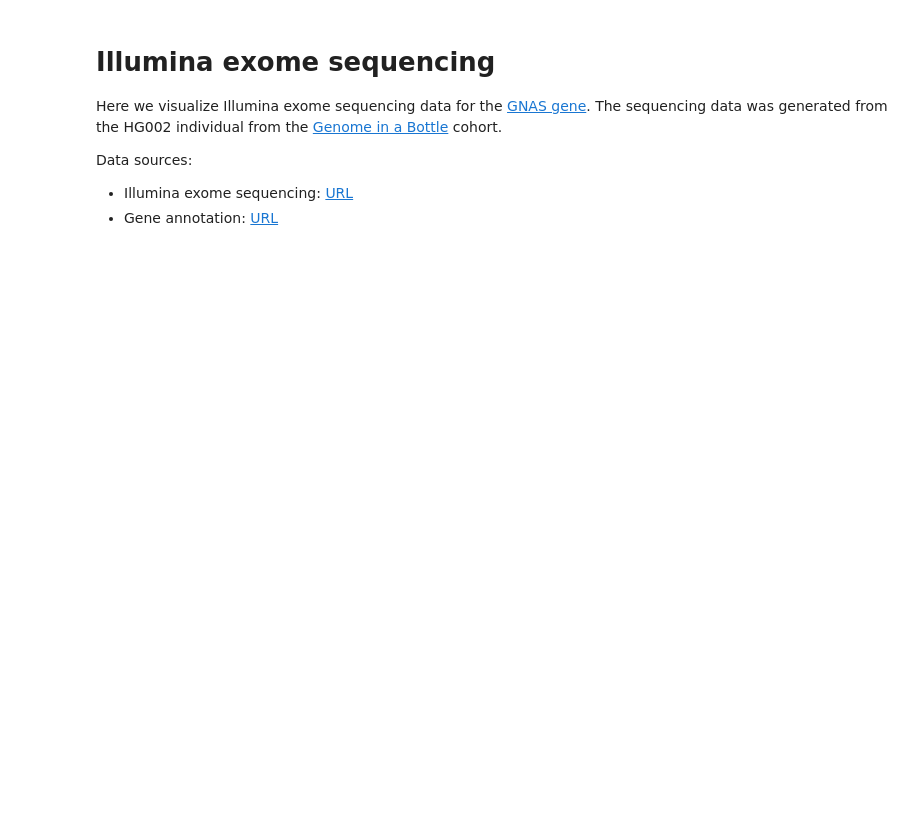
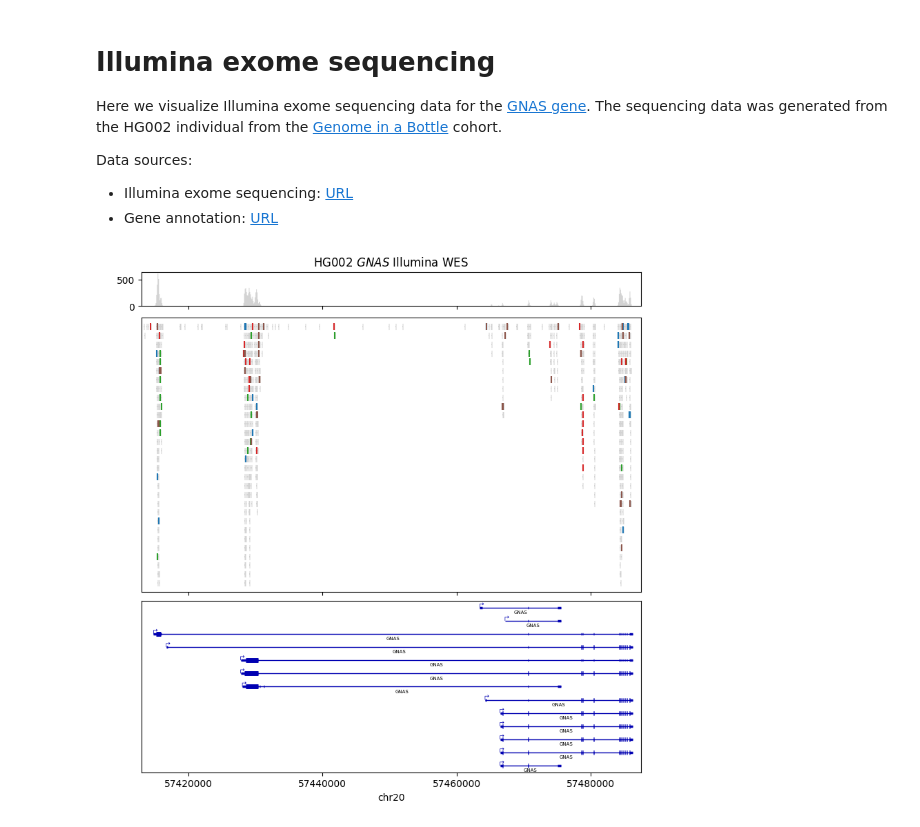
Before and after one commit to jzhang-dev/lakeview, a Jupyter notebook: docs/gallery/Exome.ipynb, the cells around one changed output. Drawn from its saved outputs; the diff is of its cells as text; code cells hidden in the pictures; blank space fills up the shorter version.

```diff
--- a/docs/gallery/Exome.ipynb
+++ b/docs/gallery/Exome.ipynb
@@ -13,27 +13,29 @@ import lakeview as lv
 # %%
 CHROMOSOME, START, END  = "20", 57_413_000, 57_487_500
 EXON_BAM_PATH = "../../tests/data/HG002_GNAS_Illumina_WES.bam"
 REFSEQ_GFF_PATH = "../../tests/data/Refseq_GRCh37_genomic_annotation.gff.gz"
 
 alignment_painter = lv.SequenceAlignment.from_file(EXON_BAM_PATH, region=(CHROMOSOME, (START, END)))
 
 with gzip.open(REFSEQ_GFF_PATH, "rt") as f:
     annotation_painter = lv.GeneAnnotation.from_refseq(
-        f, "gff3", region=("NC_000020.10", (START, END))
+        f, region=("NC_000020.10", (START, END))
     )
 
 gv = lv.GenomeViewer(3, height_ratios=(1, 8, 5), figsize=(8, 8))
 alignment_painter.draw_pileup(gv.axes[0], show_mismatches=False, window_size=100)
 random_number_generator = np.random.default_rng(0)
 alignment_painter.draw_alignment(
     gv.axes[1],
     filter_by=lambda _: random_number_generator.random() < 0.05,
     show_mismatches=True, show_arrowheads=False, show_hard_clippings=False, show_soft_clippings=False, max_rows=30
 )
 annotation_painter.draw_transcripts(gv.axes[2])
 gv.set_xlabel("chr20")
 gv.set_xlim(START, END)
 gv.set_title("HG002 $\it{GNAS}$ Illumina WES")
+# %% [output]
+[figure, added]
 # %%
 gv.figure
 # %% [output]
```
Also changed, not shown: parts of 1 cell of this notebook, 2 other files.
